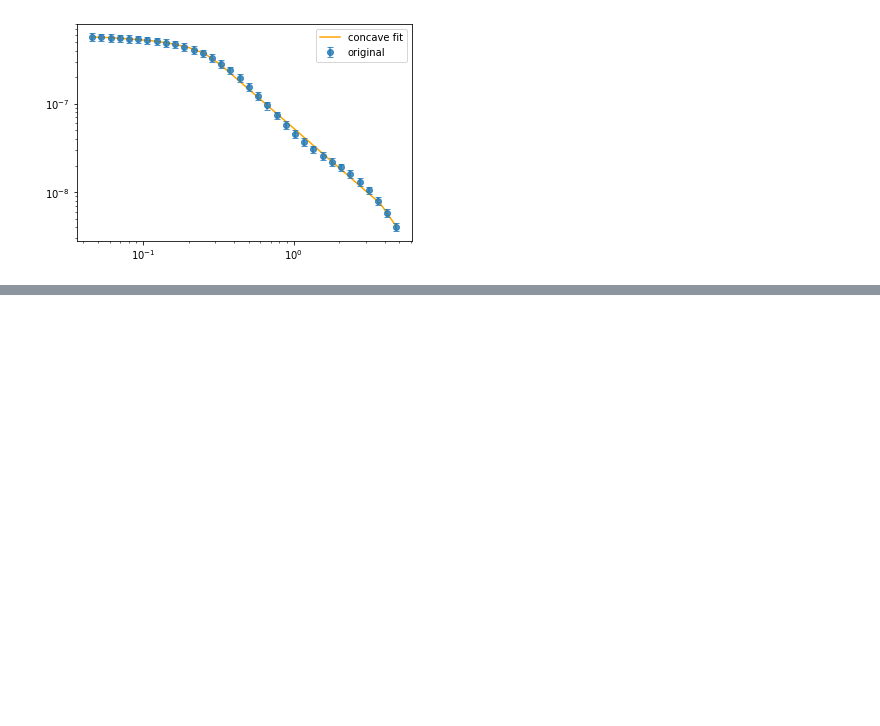
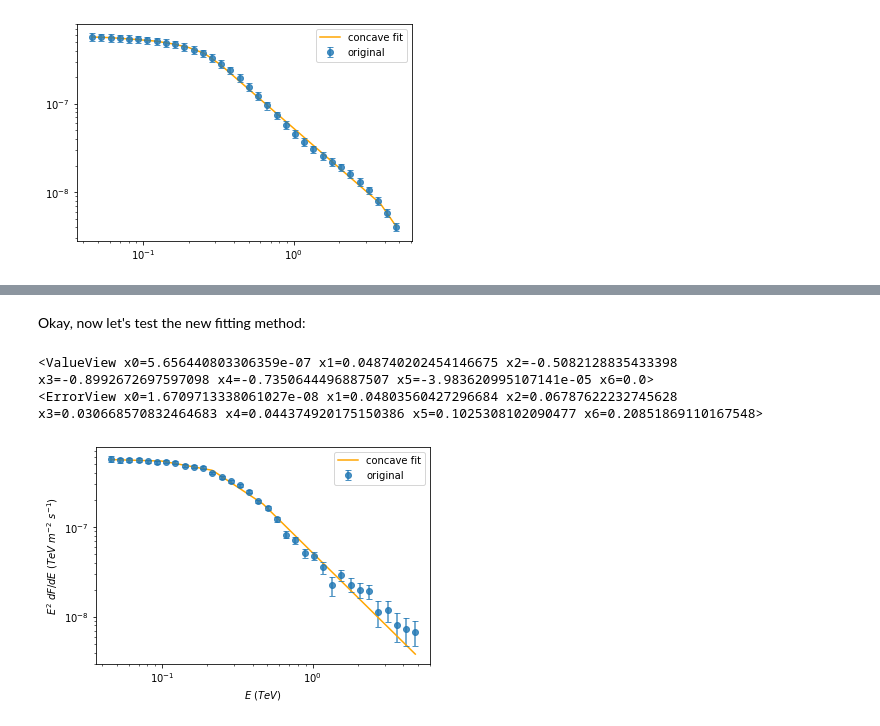
Before and after one commit to R-Grau/EBLpy, a Jupyter notebook: Multiple_Broken_power_law.ipynb, the cells around one changed output, grey strips where cells are left out. Drawn from its saved outputs; the diff is of its cells as text; code cells hidden in the pictures; blank space fills up the shorter version.

```diff
--- a/Multiple_Broken_power_law.ipynb
+++ b/Multiple_Broken_power_law.ipynb
@@ -132,0 +289,24 @@ plt.show()
+# %% [markdown]
+Okay, now let's test the new fitting method:
+# %%
+ydata = SED
+xdata = E[3:37]
+knots = 7
+ydata_u = SED_u
+initial_guess = np.array([5e-7, 0, 0, 0, 0, 0, 0]) #phi_0, lam1, deltas (len(deltas)=knots-2))
+things = multiple_bpl_fit(initial_guess=initial_guess)
+
+Egam = np.geomspace(E[3],E[36], 300)
+
+plt.plot(Egam, multiple_bpl(Egam, things.values), label='concave fit', color = 'orange')
+plt.errorbar(xdata, ydata, label='original',yerr = ydata_u, capsize=3, fmt='o', alpha=0.8)
+plt.xscale('log')
+plt.yscale('log')
+plt.xlabel(r"$E$ ($TeV$)")
+plt.ylabel(r"$E^2$ $dF/dE$ ($TeV$ $m^{-2}$ $s^{-1}$)")
+plt.legend()
+plt.show()
+# %% [output]
+<ValueView x0=5.656440803306359e-07 x1=0.048740202454146675 x2=-0.5082128835433398 x3=-0.8992672697597098 x4=-0.7350644496887507 x5=-3.983620995107141e-05 x6=0.0>
+<ErrorView x0=1.6709713338061027e-08 x1=0.04803560427296684 x2=0.06787622232745628 x3=0.030668570832464683 x4=0.044374920175150386 x5=0.1025308102090477 x6=0.20851869110167548>
+[figure, added]
```
Also changed, not shown: parts of 19 cells of this notebook, 21 other files.
